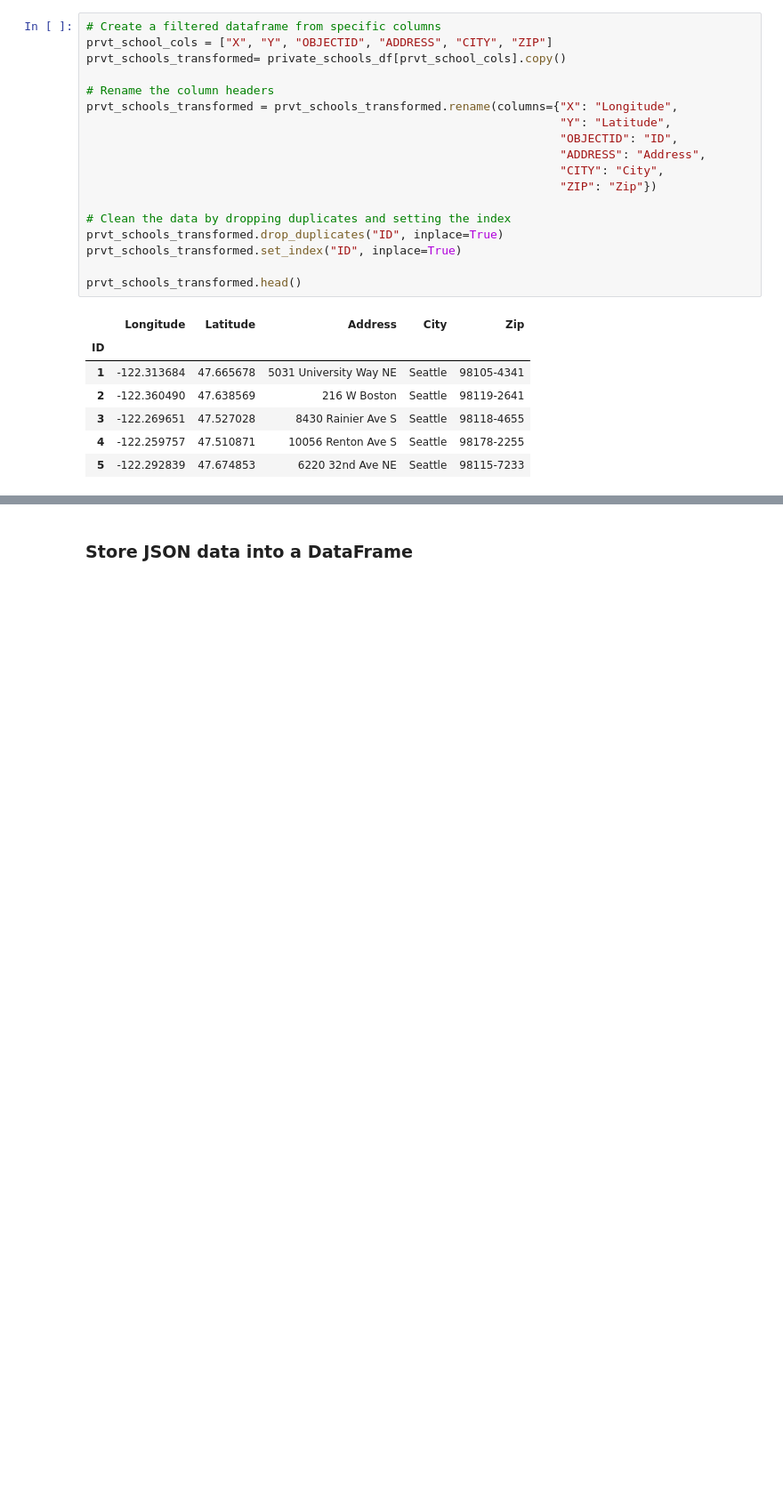
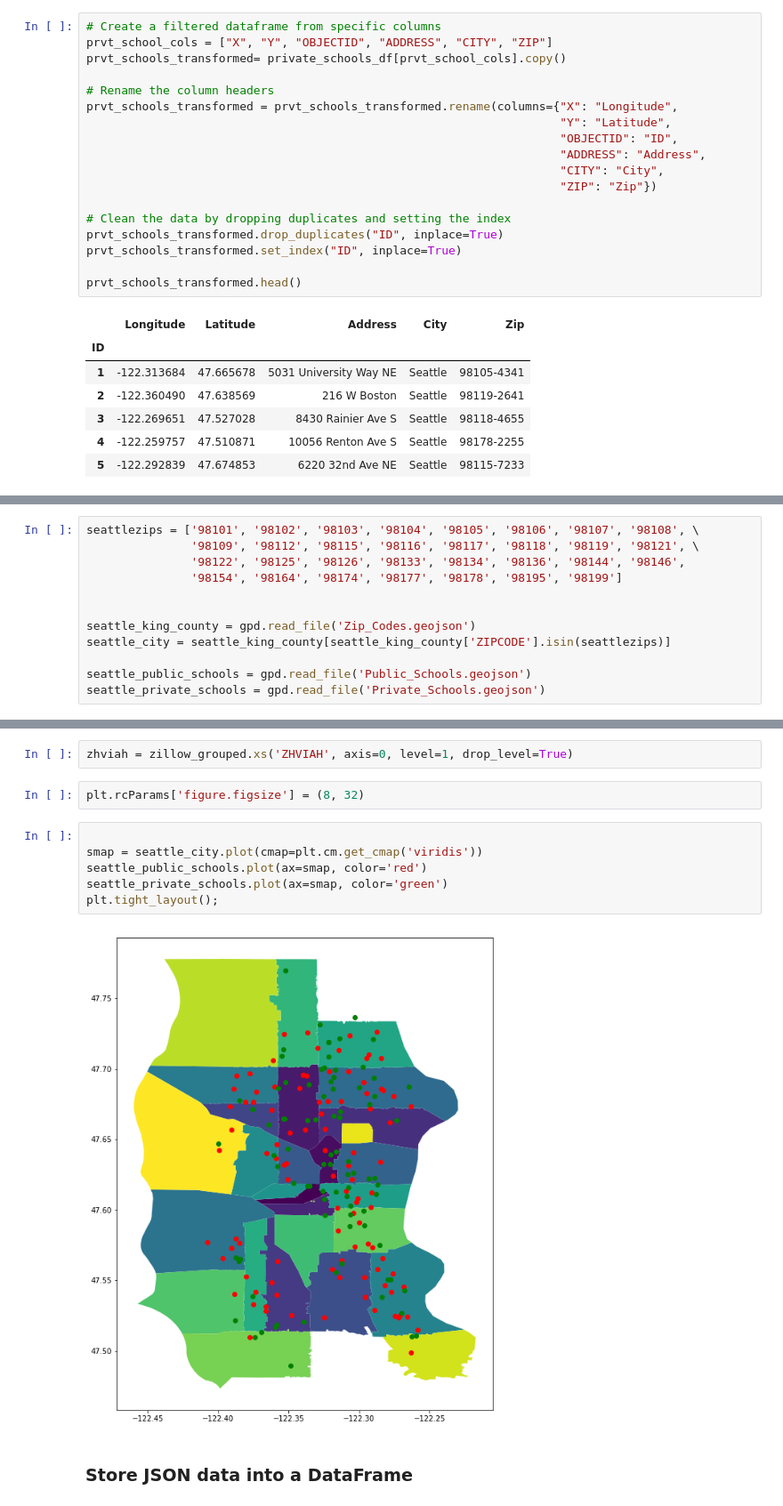
Before and after one commit to LauraJ3053/ETL_Project, a Jupyter notebook: ETL_Project.ipynb, the cells around one changed output, grey strips where cells are left out. Shown at 89% size. Drawn from its saved outputs; the diff is of its cells as text; blank space fills up the shorter version.

```diff
--- a/ETL_Project.ipynb
+++ b/ETL_Project.ipynb
@@ -91,0 +101,12 @@ prvt_schools_transformed.head()
+# %%
+seattlezips = ['98101', '98102', '98103', '98104', '98105', '98106', '98107', '98108', \
+               '98109', '98112', '98115', '98116', '98117', '98118', '98119', '98121', \
+               '98122', '98125', '98126', '98133', '98134', '98136', '98144', '98146',
+               '98154', '98164', '98174', '98177', '98178', '98195', '98199']
+
+
+seattle_king_county = gpd.read_file('Zip_Codes.geojson')
+seattle_city = seattle_king_county[seattle_king_county['ZIPCODE'].isin(seattlezips)]
+
+seattle_public_schools = gpd.read_file('Public_Schools.geojson')
+seattle_private_schools = gpd.read_file('Private_Schools.geojson')
@@ -92,3 +188,15 @@ prvt_schools_transformed.head()
+# %%
+zhviah = zillow_grouped.xs('ZHVIAH', axis=0, level=1, drop_level=True)
+# %%
+plt.rcParams['figure.figsize'] = (8, 32)
+# %%
+
+smap = seattle_city.plot(cmap=plt.cm.get_cmap('viridis'))
+seattle_public_schools.plot(ax=smap, color='red')
+seattle_private_schools.plot(ax=smap, color='green')
+plt.tight_layout();
+# %% [output]
+[figure, added]
 # %% [markdown]
 ### Store JSON data into a DataFrame
 # %% [markdown]
```
Also changed, not shown: parts of 15 cells of this notebook.
